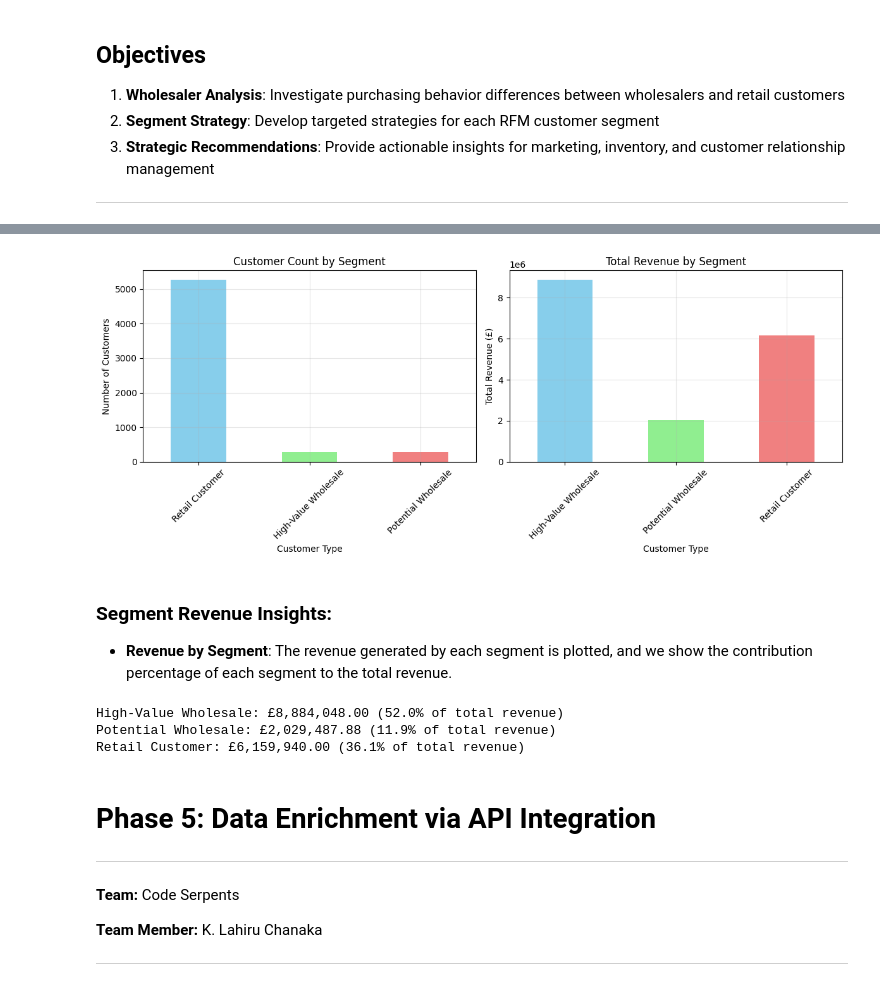
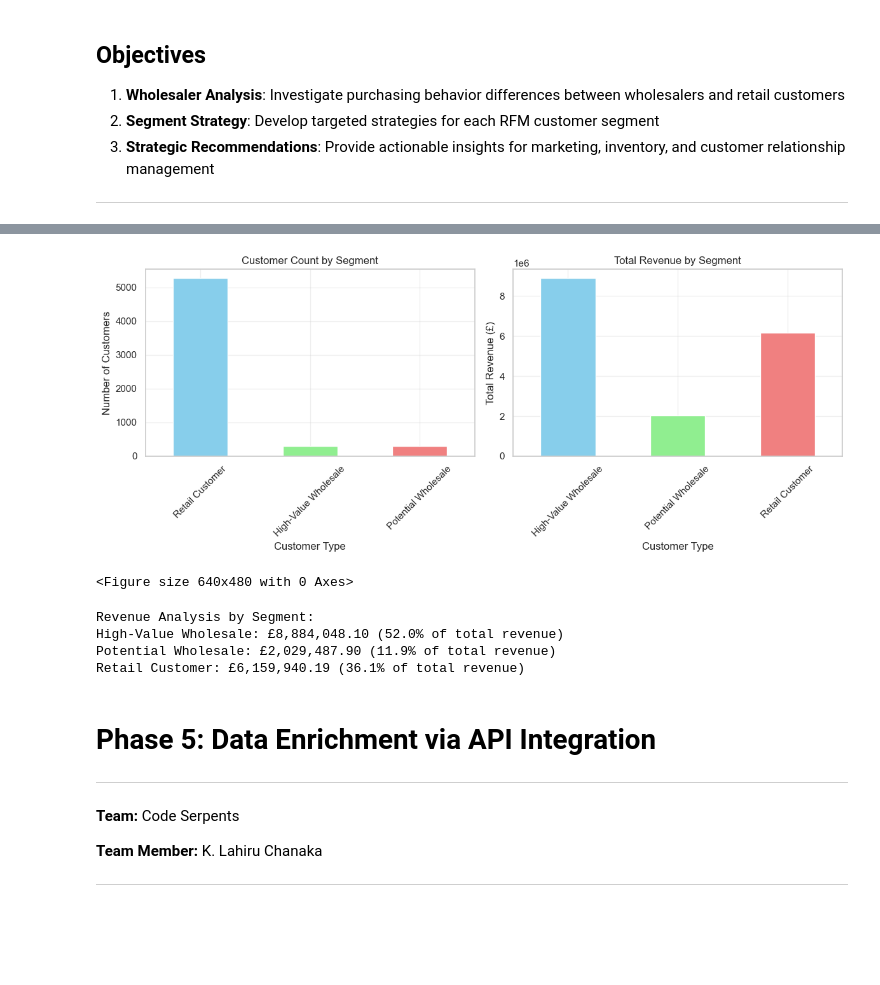
Before and after one commit to DilsaraThiranjaya/Strategic-Growth-Analysis-Team-Code-Serpents, a Jupyter notebook: notebooks/retail_analysis.ipynb, the cells around one changed output, grey strips where cells are left out. Saved outputs shown, nothing was run; the diff lists cells and outputs as text; code cells hidden in the pictures; blank space fills up the shorter version.

```diff
--- a/notebooks/retail_analysis.ipynb
+++ b/notebooks/retail_analysis.ipynb
@@ -571,0 +170,3 @@ Name: TotalPrice, dtype: float32
+# %%
+# Load and validate the cleaned dataset
+df = load_and_validate_data("../data/online_retail_clean.csv")
@@ -1164,0 +382,12 @@ Customer Distribution Across Segments:
+# %%
+# Execute the complete RFM analysis workflow
+results = run_complete_analysis(df)
+
+# Extract results for easy access
+rfm_data = results['rfm_data']
+rfm_scored = results['rfm_scored']
+rfm_final = results['rfm_final']
+segment_summary = results['segment_summary']
+summary_stats = results['summary_stats']
+
+print("\nRFM Analysis completed successfully!")
@@ -1391,0 +701,8 @@ stats = analyze_monetary_distribution(df_rfm)
+# %%
+df_rfm = load_rfm_data("../results/phase_3/rfm_customer_segments.csv")
+
+# Display basic info about the dataset
+print("\nDataset Info:")
+print(df_rfm.head())
+print(f"\nMonetary column statistics:")
+print(df_rfm['Monetary'].describe())
@@ -1487,42 +859,43 @@ We visualize the customer distribution and total revenue for each segment. This
 # %%
+
 plt.figure(figsize=(12, 5))
 
 # Subplot 1: Customer count by segment
 plt.subplot(1, 2, 1)
 segment_counts.plot(kind='bar', color=['skyblue', 'lightgreen', 'lightcoral'])
 plt.title('Customer Count by Segment')
 plt.xlabel('Customer Type')
 plt.ylabel('Number of Customers')
 plt.xticks(rotation=45)
 plt.grid(True, alpha=0.3)
 
 # Subplot 2: Revenue by segment
 plt.subplot(1, 2, 2)
 revenue_by_segment = segmented_df.groupby('Customer_Type')['Monetary'].sum()
 revenue_by_segment.plot(kind='bar', color=['skyblue', 'lightgreen', 'lightcoral'])
 plt.title('Total Revenue by Segment')
 plt.xlabel('Customer Type')
 plt.ylabel('Total Revenue (£)')
 plt.xticks(rotation=45)
 plt.grid(True, alpha=0.3)
 
 plt.tight_layout()
 plt.show()
+
+save_plot(plt.gcf(), '../figures/strategic_rec_charts/customer_count_by_segment.png')
+
+print("\nRevenue Analysis by Segment:")
+for segment in revenue_by_segment.index:
+    revenue = revenue_by_segment[segment]
+    percentage = (revenue / segmented_df['Monetary'].sum()) * 100
+    print(f"{segment}: £{revenue:,.2f} ({percentage:.1f}% of total revenue)")
 # %% [output]
-[figure, old version]
+[figure, new version]
+<Figure size 640x480 with 0 Axes>
+Revenue Analysis by Segment:
+High-Value Wholesale: £8,884,048.10 (52.0% of total revenue)
+Potential Wholesale: £2,029,487.90 (11.9% of total revenue)
+Retail Customer: £6,159,940.19 (36.1% of total revenue)
-# %% [markdown]
-### Segment Revenue Insights:
-
-* **Revenue by Segment**: The revenue generated by each segment is plotted, and we show the contribution percentage of each segment to the total revenue.
-# %%
-for segment in revenue_by_segment.index:
-    revenue = revenue_by_segment[segment]
-    percentage = (revenue / segmented_df['Monetary'].sum()) * 100
-    print(f"{segment}: £{revenue:,.2f} ({percentage:.1f}% of total revenue)")
-# %% [output]
-High-Value Wholesale: £8,884,048.00 (52.0% of total revenue)
-Potential Wholesale: £2,029,487.88 (11.9% of total revenue)
-Retail Customer: £6,159,940.00 (36.1% of total revenue)
 # %% [markdown]
 # Phase 5: Data Enrichment via API Integration
 ---
```
Also changed, not shown: parts of 137 cells of this notebook, 2 other files.
